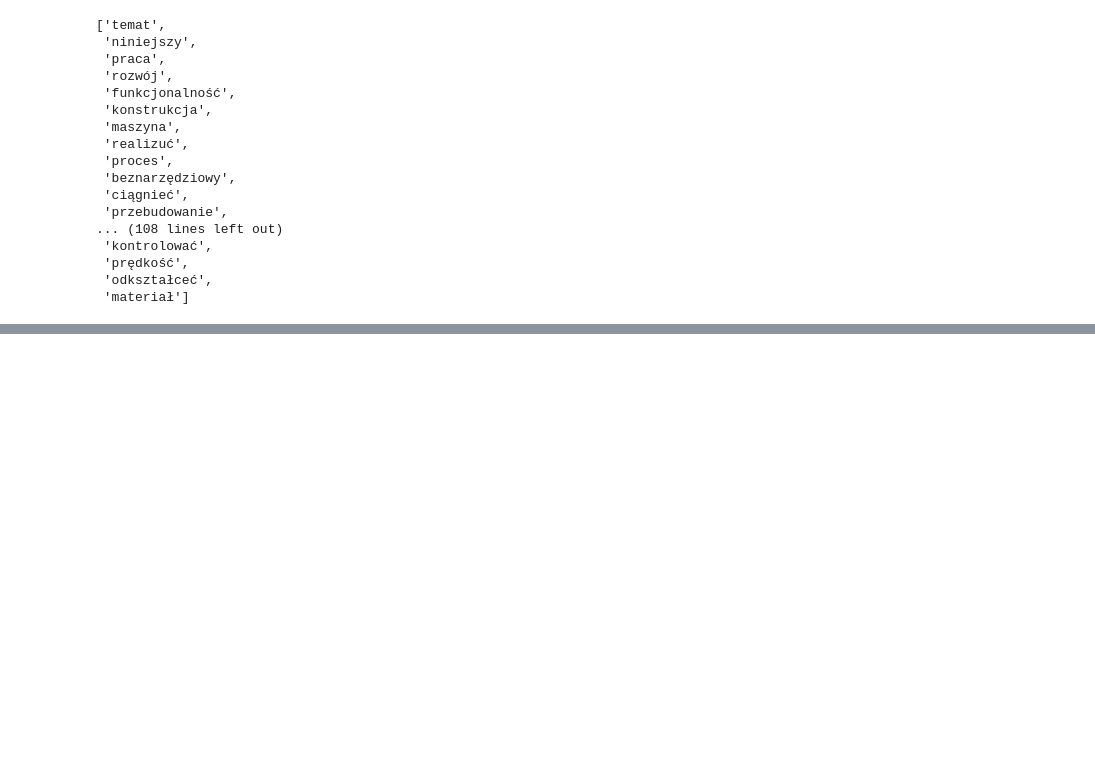
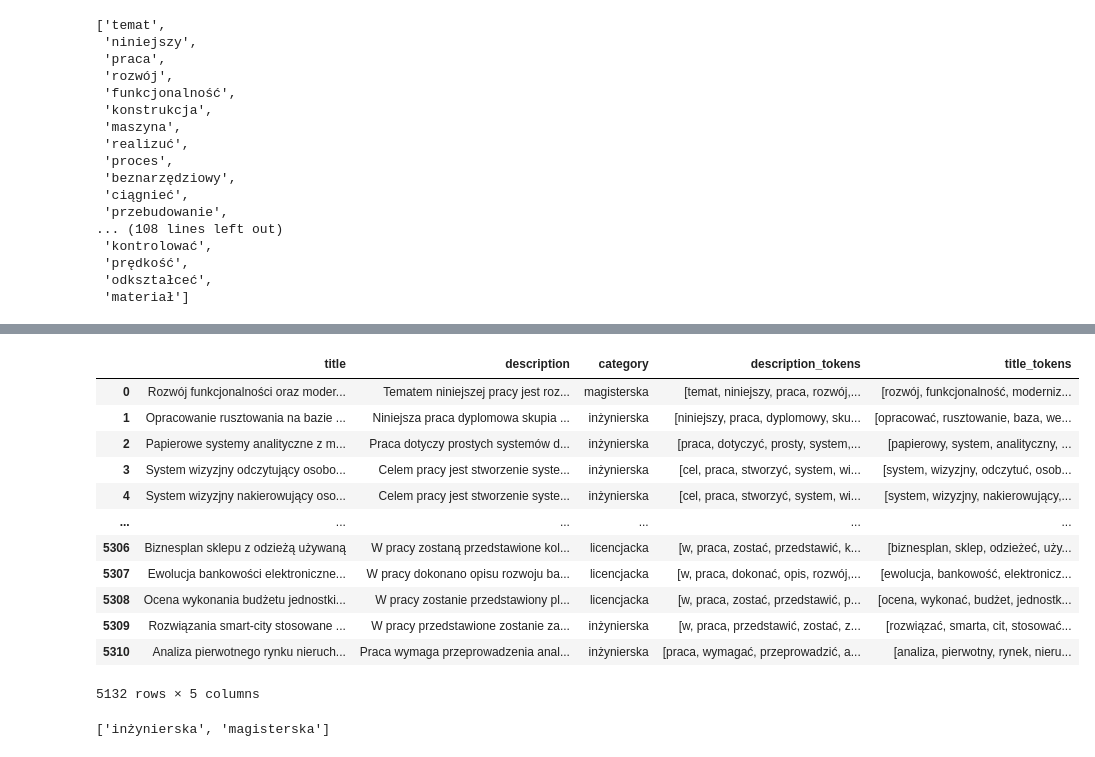
Before and after one commit to CleverLord/Advanced-Data-Mining, a Jupyter notebook: 3-feature-generation-tests.ipynb, the cells around one changed output, grey strips where cells are left out. Cells and saved outputs as stored; diff of their text form; code cells hidden in the pictures; blank space fills up the shorter version.

```diff
--- a/3-feature-generation-tests.ipynb
+++ b/3-feature-generation-tests.ipynb
@@ -195,11 +306,11 @@ df['tokens'][0]
 # %%
-feature_half_way = os.path.join(path_to_feature_data, 'feature_half_way_df.pickle')
+feature_half_way = os.path.join(path_to_feature_data, 'before_lemmatization.pickle')
 # with open(feature_half_way, 'wb') as f:
 #     df.to_pickle(f)
 
-# df = pd.read_pickle(feature_half_way)
+df = pd.read_pickle(feature_half_way)
 # %% [markdown]
 ## Stemming
 # %%
-df = lematize_column(df, nlp, 'tokens')
+df = lematize_column(df, nlp, 'description_tokens')
 # %%
@@ -222,3 +333,5 @@ df['tokens'][0]
  'prędkość',
  'odkształceć',
  'materiał']
+# %%
+df = lematize_column(df, nlp, 'title_tokens')
@@ -225,3 +350,19 @@ df['tokens'][0]
+# %%
+df
+# %% [output]
+|  | title | description | category | description_tokens | title_tokens |
+| 0 | Rozwój funkcjonalności oraz moder... | Tematem niniejszej pracy jest roz... | magisterska | [temat, niniejszy, praca, rozwój,... | [rozwój, funkcjonalność, moderniz... |
+| 1 | Opracowanie rusztowania na bazie ... | Niniejsza praca dyplomowa skupia ... | inżynierska | [niniejszy, praca, dyplomowy, sku... | [opracować, rusztowanie, baza, we... |
+| 2 | Papierowe systemy analityczne z m... | Praca dotyczy prostych systemów d... | inżynierska | [praca, dotyczyć, prosty, system,... | [papierowy, system, analityczny, ... |
+| 3 | System wizyzjny odczytujący osobo... | Celem pracy jest stworzenie syste... | inżynierska | [cel, praca, stworzyć, system, wi... | [system, wizyzjny, odczytuć, osob... |
+| 4 | System wizyzjny nakierowujący oso... | Celem pracy jest stworzenie syste... | inżynierska | [cel, praca, stworzyć, system, wi... | [system, wizyzjny, nakierowujący,... |
+| ... | ... | ... | ... | ... | ... |
+| 5306 | Biznesplan sklepu z odzieżą używaną | W pracy zostaną przedstawione kol... | licencjacka | [w, praca, zostać, przedstawić, k... | [biznesplan, sklep, odzieżeć, uży... |
+| 5307 | Ewolucja bankowości elektroniczne... | W pracy dokonano opisu rozwoju ba... | licencjacka | [w, praca, dokonać, opis, rozwój,... | [ewolucja, bankowość, elektronicz... |
+| 5308 | Ocena wykonania budżetu jednostki... | W pracy zostanie przedstawiony pl... | licencjacka | [w, praca, zostać, przedstawić, p... | [ocena, wykonać, budżet, jednostk... |
+| 5309 | Rozwiązania smart-city stosowane ... | W pracy przedstawione zostanie za... | inżynierska | [w, praca, przedstawić, zostać, z... | [rozwiązać, smarta, cit, stosować... |
+| 5310 | Analiza pierwotnego rynku nieruch... | Praca wymaga przeprowadzenia anal... | inżynierska | [praca, wymagać, przeprowadzić, a... | [analiza, pierwotny, rynek, nieru... |
+5132 rows × 5 columns
 # %%
 tokens_lematized = os.path.join(path_to_feature_data, 'tokens_lematized.pickle')
 
@@ -229,0 +373,6 @@ with open(tokens_lematized, 'wb') as f:
+# %%
+df['category'] = df['category'].apply(lambda x: x.replace('\n', ' '))
+df['category'] = df['category'].apply(lambda x: x.split(', '))
+df['category'][8]
+# %% [output]
+['inżynierska', 'magisterska']
```
Also changed, not shown: parts of 35 cells of this notebook, 7 other files.
